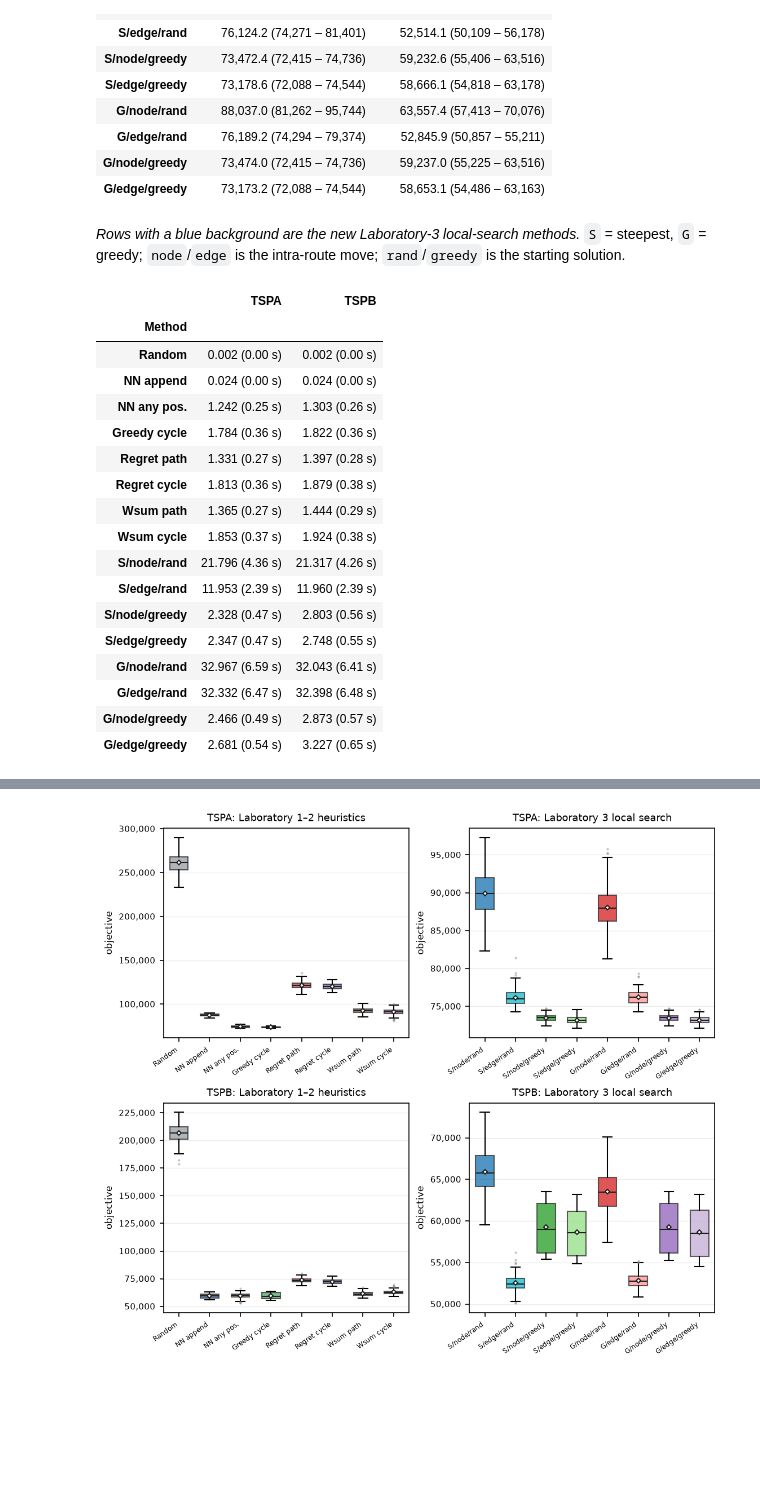
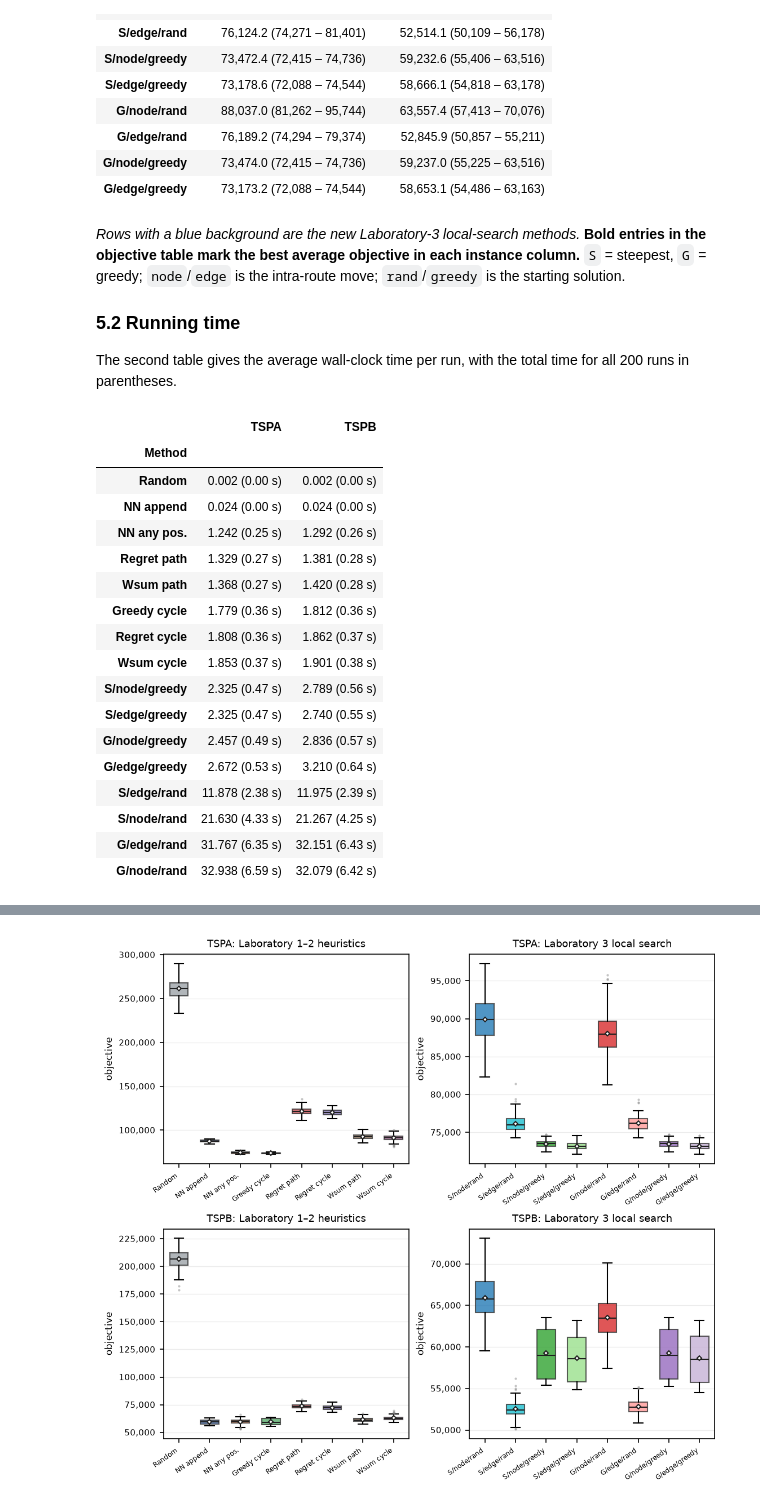
Before and after one commit to csuchorski/evolutionary_computation, a Jupyter notebook: lab3/report/lab3_report.ipynb, the cells around one changed output, grey strips where cells are left out. Saved outputs shown, nothing was run; the diff lists cells and outputs as text; code cells hidden in the pictures; blank space fills up the shorter version.

```diff
--- a/lab3/report/lab3_report.ipynb
+++ b/lab3/report/lab3_report.ipynb
@@ -203,6 +173,8 @@ Each of the eight methods is run 200 times on each instance.
 # %%
 %matplotlib inline
 from pathlib import Path
+import contextlib
+import io
 import sys
 
 import numpy as np
@@ -226,7 +198,5 @@ FIG.mkdir(parents=True, exist_ok=True)
 SEED, RUNS = rc.SEED, rc.RUNS
 rc.configure_matplotlib()
 rc.build_engine()
-rc.run_solver("all", RES)
-
-print(f"\nPython {__import__('sys').version.split()[0]} · "
-      f"pandas {pd.__version__} · matplotlib {mpl.__version__}")
+with contextlib.redirect_stdout(io.StringIO()):
+    rc.run_solver("all", RES)
@@ -322,11 +270,28 @@ for method in METHODS:
 objective_table = pd.DataFrame(rows).set_index("Method")
 
 ls_short = {SHORT[m] for m in LS}
-def highlight_ls(row):
-    style = "background-color: #e8f0fa" if row.name in ls_short else ""
-    return [style] * len(row)
 
-display(objective_table.style.apply(highlight_ls, axis=1))
+def style_results(table, best_rows):
+    def _styles(data):
+        styles = pd.DataFrame("", index=data.index, columns=data.columns)
+        for row in data.index:
+            if row in ls_short:
+                styles.loc[row, :] = "background-color: #e8f0fa"
+        for col in data.columns:
+            best = best_rows.get(col)
+            if best in data.index:
+                current = styles.loc[best, col]
+                styles.loc[best, col] = (current + "; " if current else "") + "font-weight: bold"
+        return styles
+    return table.style.apply(_styles, axis=None)
+
+def best_method_by(name, metric, exclude=()):
+    rows = summary[(summary.instance == name) & (~summary.method.isin(exclude))]
+    row = rows.sort_values(metric).iloc[0]
+    return SHORT[row["method"]]
+
+best_objective = {name: best_method_by(name, "average") for name in INSTANCES}
+display(style_results(objective_table, best_objective))
 # %% [output]
 |  | TSPA | TSPB |
 | Method |  |  |
@@ -348,37 +313,48 @@ display(objective_table.style.apply(highlight_ls, axis=1))
 | G/edge/greedy | 73,173.2 (72,088 – 74,544) | 58,653.1 (54,486 – 63,163) |
 # %% [markdown]
 *Rows with a blue background are the new Laboratory-3 local-search methods.*
-`S` = steepest, `G` = greedy; `node`/`edge` is the intra-route move; `rand`/`greedy`
-is the starting solution.
+**Bold entries in the objective table mark the best average objective in
+each instance column.** `S` = steepest, `G` = greedy; `node`/`edge` is
+the intra-route move; `rand`/`greedy` is the starting solution.
+
+### 5.2 Running time
+
+The second table gives the average wall-clock time per run, with the total time
+for all 200 runs in parentheses.
 # %%
 rows = []
-for method in METHODS:
+time_order = sorted(
+    METHODS,
+    key=lambda m: summary[(summary.instance == "TSPA") &
+                          (summary.method == m)]["time_ms"].iloc[0],
+)
+for method in time_order:
     row = {"Method": SHORT[method]}
     for name in INSTANCES:
         r = summary[(summary.instance == name) & (summary.method == method)].iloc[0]
         avg_ms = r["time_ms"] / RUNS
         total_s = r["time_ms"] / 1000.0
         row[name] = f"{avg_ms:,.3f} ({total_s:,.2f} s)"
     rows.append(row)
 time_table = pd.DataFrame(rows).set_index("Method")
-display(time_table.style.apply(highlight_ls, axis=1))
+display(style_results(time_table, {}))
 # %% [output]
 |  | TSPA | TSPB |
 | Method |  |  |
 | Random | 0.002 (0.00 s) | 0.002 (0.00 s) |
 | NN append | 0.024 (0.00 s) | 0.024 (0.00 s) |
-| NN any pos. | 1.242 (0.25 s) | 1.303 (0.26 s) |
-| Greedy cycle | 1.784 (0.36 s) | 1.822 (0.36 s) |
-| Regret path | 1.331 (0.27 s) | 1.397 (0.28 s) |
-| Regret cycle | 1.813 (0.36 s) | 1.879 (0.38 s) |
-| Wsum path | 1.365 (0.27 s) | 1.444 (0.29 s) |
-| Wsum cycle | 1.853 (0.37 s) | 1.924 (0.38 s) |
-| S/node/rand | 21.796 (4.36 s) | 21.317 (4.26 s) |
-| S/edge/rand | 11.953 (2.39 s) | 11.960 (2.39 s) |
-| S/node/greedy | 2.328 (0.47 s) | 2.803 (0.56 s) |
-| S/edge/greedy | 2.347 (0.47 s) | 2.748 (0.55 s) |
-| G/node/rand | 32.967 (6.59 s) | 32.043 (6.41 s) |
-| G/edge/rand | 32.332 (6.47 s) | 32.398 (6.48 s) |
-| G/node/greedy | 2.466 (0.49 s) | 2.873 (0.57 s) |
-| G/edge/greedy | 2.681 (0.54 s) | 3.227 (0.65 s) |
+| NN any pos. | 1.242 (0.25 s) | 1.292 (0.26 s) |
+| Regret path | 1.329 (0.27 s) | 1.381 (0.28 s) |
+| Wsum path | 1.368 (0.27 s) | 1.420 (0.28 s) |
+| Greedy cycle | 1.779 (0.36 s) | 1.812 (0.36 s) |
+| Regret cycle | 1.808 (0.36 s) | 1.862 (0.37 s) |
+| Wsum cycle | 1.853 (0.37 s) | 1.901 (0.38 s) |
+| S/node/greedy | 2.325 (0.47 s) | 2.789 (0.56 s) |
+| S/edge/greedy | 2.325 (0.47 s) | 2.740 (0.55 s) |
+| G/node/greedy | 2.457 (0.49 s) | 2.836 (0.57 s) |
+| G/edge/greedy | 2.672 (0.53 s) | 3.210 (0.64 s) |
+| S/edge/rand | 11.878 (2.38 s) | 11.975 (2.39 s) |
+| S/node/rand | 21.630 (4.33 s) | 21.267 (4.25 s) |
+| G/edge/rand | 31.767 (6.35 s) | 32.151 (6.43 s) |
+| G/node/rand | 32.938 (6.59 s) | 32.079 (6.42 s) |
 # %% [markdown]
```
Also changed, not shown: parts of 31 cells of this notebook, 6 other files.
